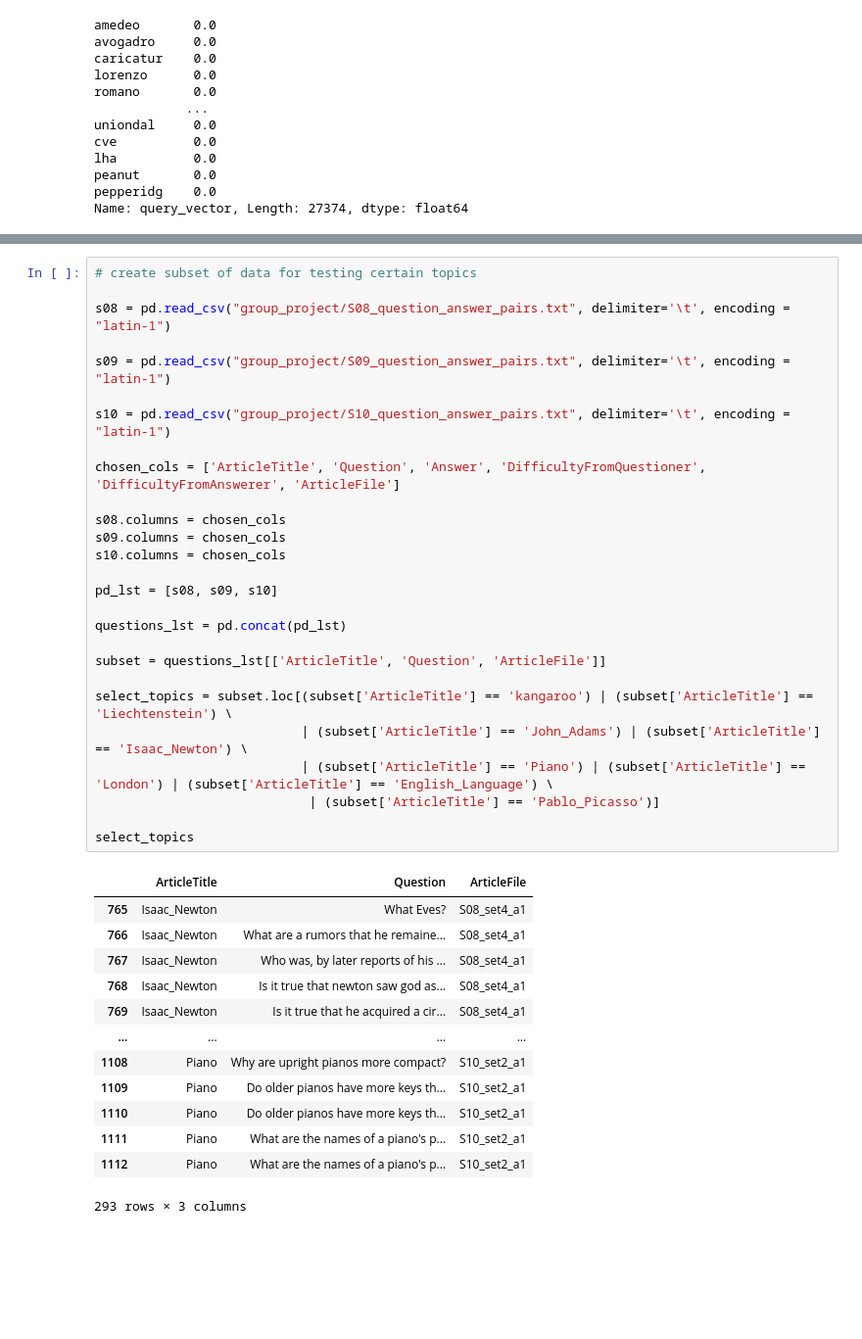
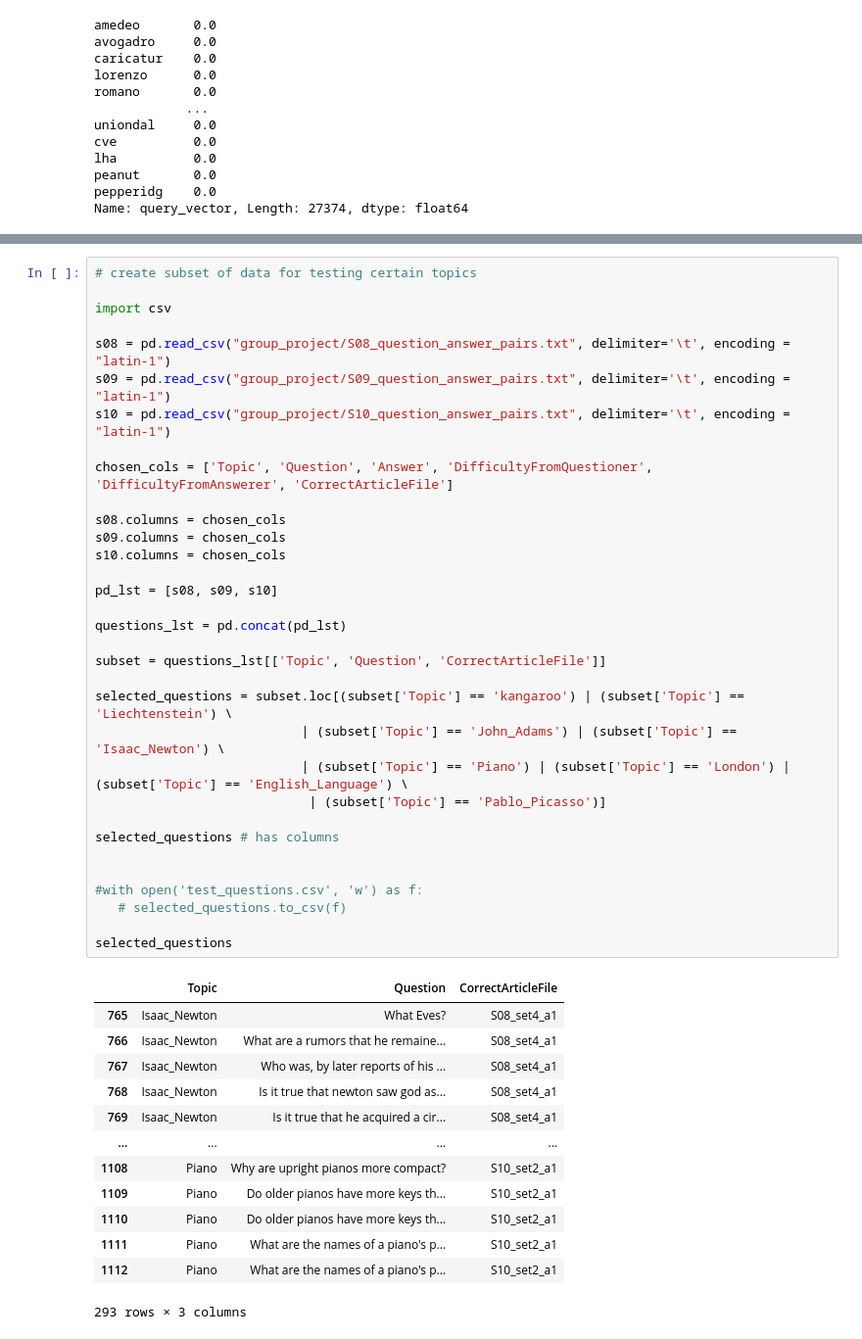
Before and after one commit to ginawelsh/RAGTinyLlama, a Jupyter notebook: baseline_tf_idf.ipynb, the cells around one changed output, grey strips where cells are left out. Shown at 98% size. Saved outputs shown, nothing was run; the diff lists cells and outputs as text; blank space fills up the shorter version.

```diff
--- a/baseline_tf_idf.ipynb
+++ b/baseline_tf_idf.ipynb
@@ -359,32 +375,38 @@ top_cosine
 # %%
 # create subset of data for testing certain topics
 
+import csv
+
 s08 = pd.read_csv("group_project/S08_question_answer_pairs.txt", delimiter='\t', encoding = "latin-1")
-
 s09 = pd.read_csv("group_project/S09_question_answer_pairs.txt", delimiter='\t', encoding = "latin-1")
-
 s10 = pd.read_csv("group_project/S10_question_answer_pairs.txt", delimiter='\t', encoding = "latin-1")
 
-chosen_cols = ['ArticleTitle', 'Question', 'Answer', 'DifficultyFromQuestioner', 'DifficultyFromAnswerer', 'ArticleFile']
+chosen_cols = ['Topic', 'Question', 'Answer', 'DifficultyFromQuestioner', 'DifficultyFromAnswerer', 'CorrectArticleFile']
 
 s08.columns = chosen_cols
 s09.columns = chosen_cols
 s10.columns = chosen_cols
 
 pd_lst = [s08, s09, s10]
 
 questions_lst = pd.concat(pd_lst)
 
-subset = questions_lst[['ArticleTitle', 'Question', 'ArticleFile']]
+subset = questions_lst[['Topic', 'Question', 'CorrectArticleFile']]
 
-select_topics = subset.loc[(subset['ArticleTitle'] == 'kangaroo') | (subset['ArticleTitle'] == 'Liechtenstein') \
-                           | (subset['ArticleTitle'] == 'John_Adams') | (subset['ArticleTitle'] == 'Isaac_Newton') \
-                           | (subset['ArticleTitle'] == 'Piano') | (subset['ArticleTitle'] == 'London') | (subset['ArticleTitle'] == 'English_Language') \
-                            | (subset['ArticleTitle'] == 'Pablo_Picasso')]
+selected_questions = subset.loc[(subset['Topic'] == 'kangaroo') | (subset['Topic'] == 'Liechtenstein') \
+                           | (subset['Topic'] == 'John_Adams') | (subset['Topic'] == 'Isaac_Newton') \
+                           | (subset['Topic'] == 'Piano') | (subset['Topic'] == 'London') | (subset['Topic'] == 'English_Language') \
+                            | (subset['Topic'] == 'Pablo_Picasso')]
 
-select_topics
+selected_questions # has columns
+
+
+#with open('test_questions.csv', 'w') as f:
+   # selected_questions.to_csv(f)
+
+selected_questions
 # %% [output]
-|  | ArticleTitle | Question | ArticleFile |
+|  | Topic | Question | CorrectArticleFile |
 | 765 | Isaac_Newton | What Eves? | S08_set4_a1 |
 | 766 | Isaac_Newton | What are a rumors that he remaine... | S08_set4_a1 |
 | 767 | Isaac_Newton | Who was, by later reports of his ... | S08_set4_a1 |
```
Also changed, not shown: parts of 15 cells of this notebook, 5 other files.
